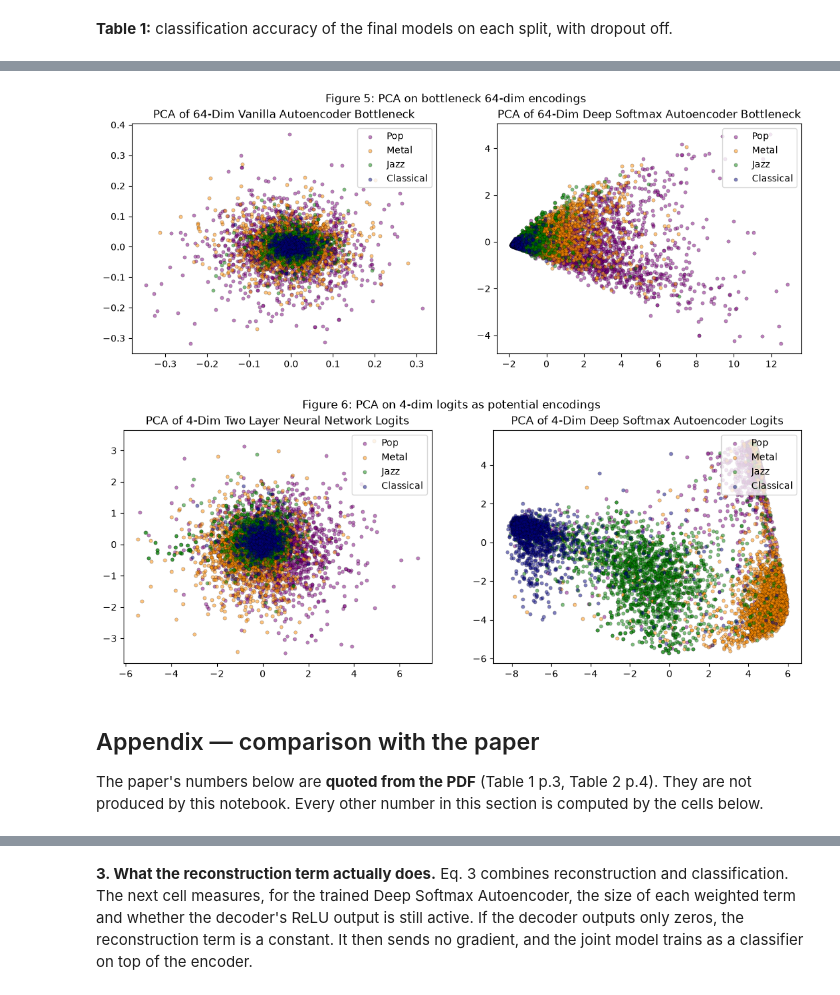
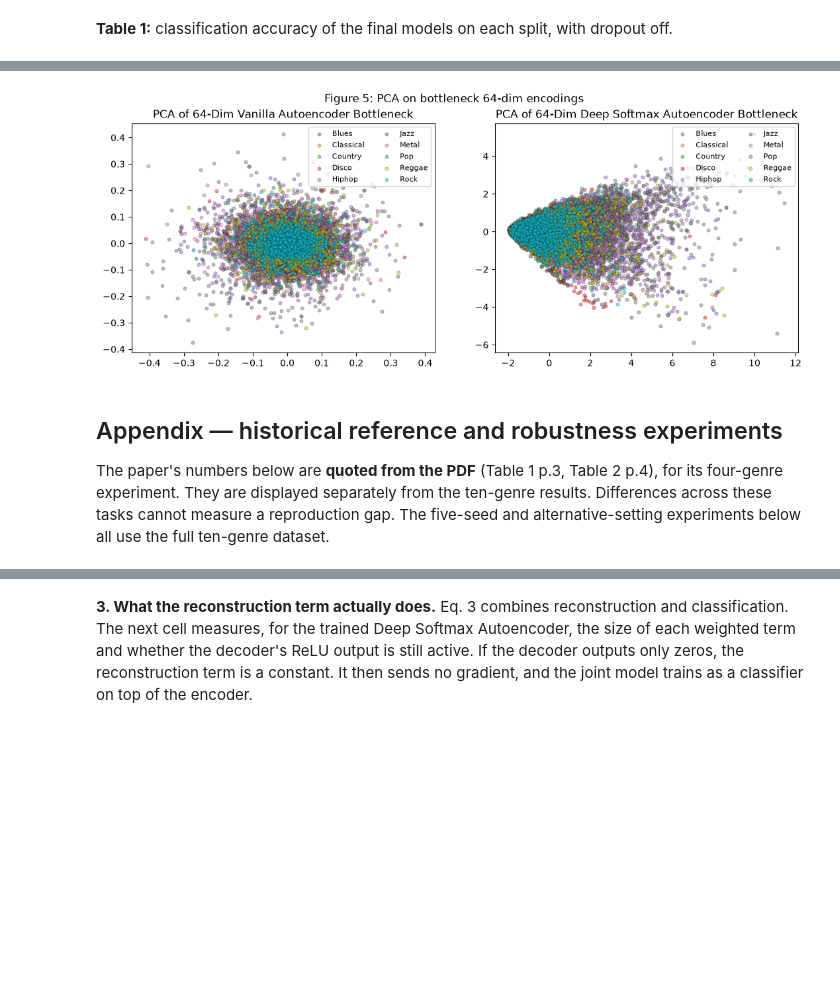
Before and after one commit to Harsha-Kamaraj/ML-Mini-Project, a Jupyter notebook: musical_genre_paper_reproduction.ipynb, the cells around one changed output, grey strips where cells are left out. Cells and saved outputs as stored; diff of their text form; code cells hidden in the pictures; blank space fills up the shorter version.

```diff
--- a/musical_genre_paper_reproduction.ipynb
+++ b/musical_genre_paper_reproduction.ipynb
@@ -113,7 +123,7 @@ def sha256(path):
             h.update(block)
     return h.hexdigest()
 
-if not all((AU_ROOT / g / f"{g}.{i:05d}.au").exists() for g in GENRES for i in range(100)):
+if not all((AU_ROOT / g / f"{g}.{i:05d}.au").exists() for g in GENRES for i in range(SONGS_PER_GENRE)):
     if not ARCHIVE.exists():
         ARCHIVE.parent.mkdir(parents=True, exist_ok=True)
         print("Downloading GTZAN (~1.2 GB) ...")
@@ -127,7 +137,7 @@ if not all((AU_ROOT / g / f"{g}.{i:05d}.au").exists() for g in GENRES for i in r
 # Paper §3: "we converted these files into .wav format"
 for g in GENRES:
     (WAV_ROOT / g).mkdir(parents=True, exist_ok=True)
-    for i in range(100):
+    for i in range(SONGS_PER_GENRE):
         src, dst = AU_ROOT / g / f"{g}.{i:05d}.au", WAV_ROOT / g / f"{g}.{i:05d}.wav"
         if not dst.exists():
             audio, sr = sf.read(src, dtype="int16")
@@ -136,11 +146,12 @@ for g in GENRES:
 # Paper §3: "used the Python library LibROSA to convert the audio files to a raw audio time series"
 songs = []
 for label, g in enumerate(GENRES):
-    for i in range(100):
+    for i in range(SONGS_PER_GENRE):
         audio, sr = librosa.load(WAV_ROOT / g / f"{g}.{i:05d}.wav")
         assert sr == SAMPLE_RATE and audio.ndim == 1
         songs.append({"song": f"{g}.{i:05d}", "genre": g, "label": label, "audio": audio})
-print(len(songs), "songs loaded;",
+assert len(songs) == N_CLASSES * SONGS_PER_GENRE
+print(len(songs), "songs loaded across", N_CLASSES, "genres;",
       "durations %.2f–%.2f s" % (min(len(s["audio"]) for s in songs) / SAMPLE_RATE,
                                  max(len(s["audio"]) for s in songs) / SAMPLE_RATE))
 # %% [output]
@@ -161,13 +172,14 @@ for s in songs:
 X = np.stack(X_list).astype(np.float32)
 y = np.array(y_list, dtype=np.int64)
 meta = pd.DataFrame(meta)
-assert X.shape == (8000, 500) and np.isfinite(X).all()
-assert np.bincount(y).tolist() == [2000] * 4
+assert X.shape == (N_EXAMPLES, SEGMENT_SAMPLES // POOL_SIZE) and np.isfinite(X).all()
+assert np.bincount(y, minlength=N_CLASSES).tolist() == [SONGS_PER_GENRE * SEGMENTS_PER_SONG] * N_CLASSES
 print("X", X.shape, "| y counts", dict(zip(GENRES, np.bincount(y))))
 print(f"segment length: {SEGMENT_SAMPLES} samples = {SEGMENT_SAMPLES / SAMPLE_RATE:.3f} s at {SAMPLE_RATE} Hz")
 
-# Paper §3: random 6000-1000-1000 split
+# Same clip-split proportions as the paper, scaled to all ten genres
 def random_split(seed, sizes=SPLIT_SIZES):
+    assert len(sizes) == 3 and sum(sizes) == len(X) and min(sizes) >= 0
     perm = np.random.default_rng(seed).permutation(len(X))
     n_train, n_dev = sizes[0], sizes[1]
     return {"train": perm[:n_train], "dev": perm[n_train:n_train + n_dev], "test": perm[n_train + n_dev:]}
@@ -175,5 +187,5 @@ def random_split(seed, sizes=SPLIT_SIZES):
 split = random_split(SEED)
 np.savez(OUT / "split_indices.npz", **split)
 for name, idx in split.items():
-    print(f"{name:5s} {len(idx):5d}", dict(zip(GENRES, np.bincount(y[idx], minlength=4))))
+    print(f"{name:5s} {len(idx):5d}", dict(zip(GENRES, np.bincount(y[idx], minlength=N_CLASSES))))
 # %% [output]
@@ -190,13 +202,9 @@ Colours follow the paper.
 # %%
-PCA_COLORS = [("purple", "Pop", 3), ("darkorange", "Metal", 2), ("green", "Jazz", 1), ("navy", "Classical", 0)]
+PCA_COLORS = [(plt.get_cmap("tab10")(i), genre.capitalize(), i) for i, genre in enumerate(GENRES)]
 
 def pca_plot(ax, data, labels, title):
     points = PCA(n_components=2).fit_transform(data)
     for color, name, label in PCA_COLORS:
         ax.scatter(points[labels == label, 0], points[labels == label, 1], color=color,
                    alpha=.5, label=name, edgecolor="k", s=14, linewidths=.3)
-    ax.set_title(title); ax.legend(loc="upper right")
-
-fig, ax = plt.subplots(figsize=(6, 4.5))
-pca_plot(ax, X, y, "PCA of 500-Dim Raw Audio Data")
-fig.savefig(OUT / "figure1_pca_raw.png", dpi=150, bbox_inches="tight"); plt.show()
+    ax.set_title(title); ax.legend(loc="upper right", fontsize=8, ncol=2)
@@ -227,7 +233,7 @@ DROPOUT = 1 - KEEP_PROB
 class TwoLayerNN(nn.Module):
     def __init__(self):
         super().__init__()
-        self.net = nn.Sequential(nn.Linear(500, 128), nn.Tanh(), nn.Linear(128, 4))
+        self.net = nn.Sequential(nn.Linear(500, 128), nn.Tanh(), nn.Linear(128, N_CLASSES))
         self.apply(xavier)
     def forward(self, x):
         return {"logits": self.net(x)}
@@ -267,7 +273,7 @@ class DeepSoftmaxAutoencoder(nn.Module):
         self.encoder, self.decoder = Encoder(dropout), Decoder(dropout)
         self.classifier = nn.Sequential(nn.Linear(64, 32), nn.Tanh(),
                                         nn.Linear(32, 16), nn.Tanh(),
-                                        nn.Linear(16, 4))          # logits; softmax inside the loss
+                                        nn.Linear(16, N_CLASSES))          # logits; softmax inside the loss
         self.apply(xavier)
     def forward(self, x):
         z = self.encoder(x)
@@ -470,24 +472,18 @@ Each PCA is fitted on all 8,000 examples, with dropout off.
 # %%
 ALL = np.arange(len(X))
-ae_out, dsae_out, nn_out = predict(vanilla_ae, ALL), predict(deep_softmax_ae, ALL), predict(two_layer_nn, ALL)
+ae_out, dsae_out = predict(vanilla_ae, ALL), predict(deep_softmax_ae, ALL)
 
 fig, axes = plt.subplots(1, 2, figsize=(13, 4.5))
 pca_plot(axes[0], ae_out["encoding"].numpy(), y, "PCA of 64-Dim Vanilla Autoencoder Bottleneck")
 pca_plot(axes[1], dsae_out["encoding"].numpy(), y, "PCA of 64-Dim Deep Softmax Autoencoder Bottleneck")
 fig.suptitle("Figure 5: PCA on bottleneck 64-dim encodings")
 fig.savefig(OUT / "figure5_pca_bottleneck.png", dpi=150, bbox_inches="tight"); plt.show()
-
-fig, axes = plt.subplots(1, 2, figsize=(13, 4.5))
-pca_plot(axes[0], nn_out["logits"].numpy(), y, "PCA of 4-Dim Two Layer Neural Network Logits")
-pca_plot(axes[1], dsae_out["logits"].numpy(), y, "PCA of 4-Dim Deep Softmax Autoencoder Logits")
-fig.suptitle("Figure 6: PCA on 4-dim logits as potential encodings")
-fig.savefig(OUT / "figure6_pca_logits.png", dpi=150, bbox_inches="tight"); plt.show()
 # %% [output]
-[figure, old version]
+[figure, new version]
-[figure, removed]
 # %% [markdown]
-## Appendix — comparison with the paper
+## Appendix — historical reference and robustness experiments
 
-The paper's numbers below are **quoted from the PDF** (Table 1 p.3, Table 2 p.4). They are not produced by this
-notebook. Every other number in this section is computed by the cells below.
+The paper's numbers below are **quoted from the PDF** (Table 1 p.3, Table 2 p.4), for its four-genre experiment.
+They are displayed separately from the ten-genre results. Differences across these tasks cannot measure a
+reproduction gap. The five-seed and alternative-setting experiments below all use the full ten-genre dataset.
 # %%
```
Also changed, not shown: parts of 53 cells of this notebook, 9 other files.
